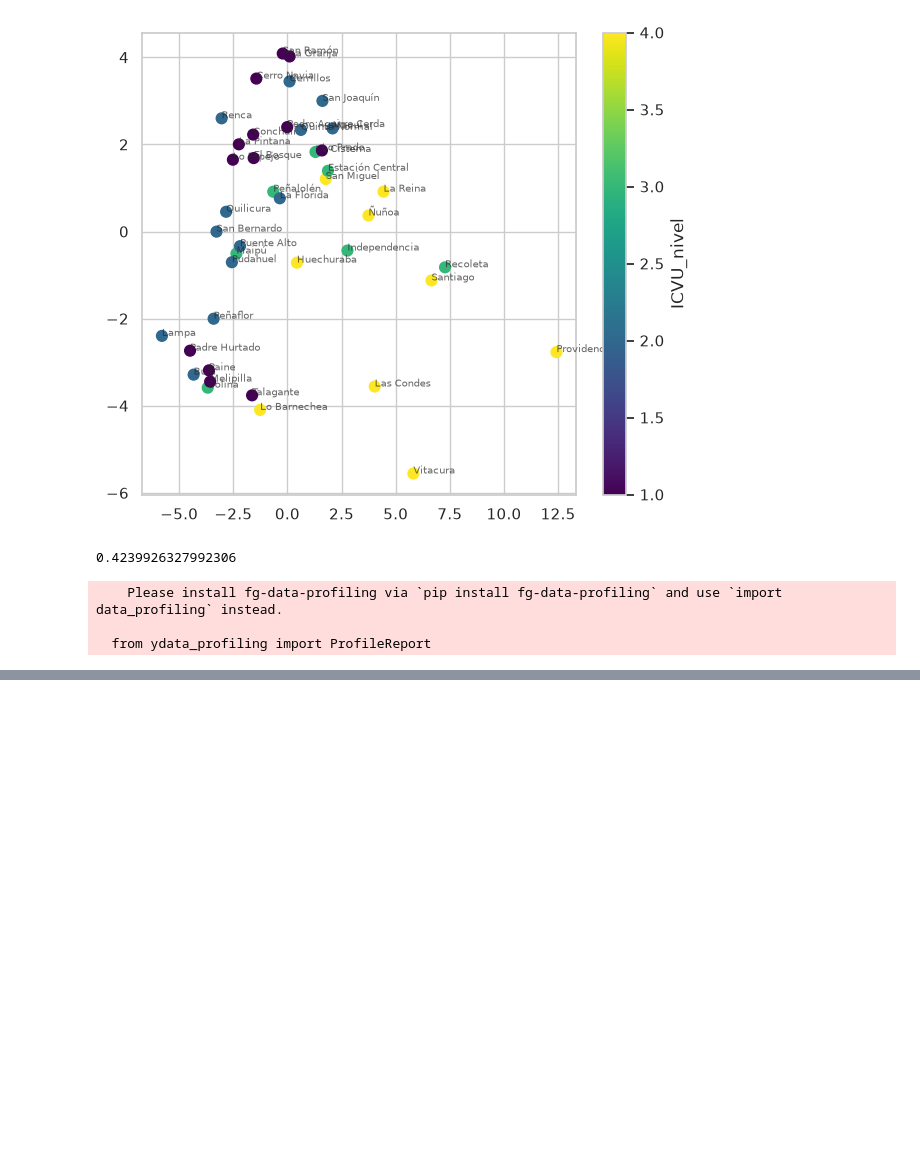
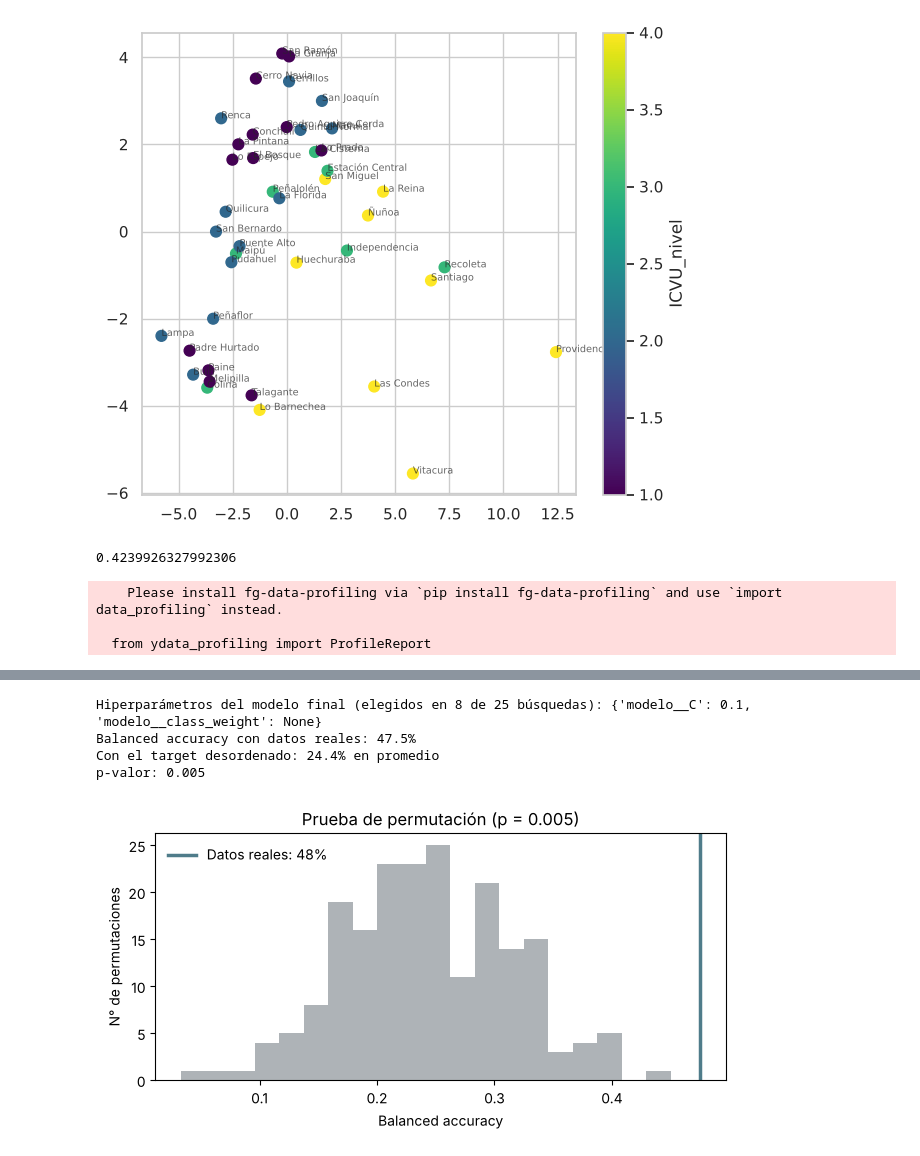
Before and after one commit to Allycathe/DS_Proyecto, a Jupyter notebook: proyecto.ipynb, the cells around one changed output, grey strips where cells are left out. Saved outputs shown, nothing was run; the diff lists cells and outputs as text; code cells hidden in the pictures; blank space fills up the shorter version.

```diff
--- a/proyecto.ipynb
+++ b/proyecto.ipynb
@@ -1658,0 +1311,12 @@ habitante_tipo           40       0.865
+# %%
+candidatos = resumen.drop(index="Dummy", level="modelo").copy()
+candidatos["ee"] = candidatos["bal_acc_test_de"] / np.sqrt(len(particiones))
+mejor = candidatos["bal_acc_test"].idxmax()
+umbral = candidatos.loc[mejor, "bal_acc_test"] - candidatos.loc[mejor, "ee"]
+candidatos["empatado_con_el_mejor"] = candidatos["bal_acc_test"] >= umbral
+display(candidatos.sort_values("bal_acc_test", ascending=False)
+        [["bal_acc_test", "ee", "bal_acc_train", "brecha_train_test", "acierto_pm1_test", "empatado_con_el_mejor"]].round(3))
+
+conj_final, mod_final = candidatos[candidatos["empatado_con_el_mejor"]]["brecha_train_test"].idxmin()
+print(f"Mejor media: {mejor[1]} ({mejor[0]}) · umbral de empate: {umbral:.3f}")
+print(f"Modelo final: {mod_final} con el conjunto {conj_final}")
@@ -1658,0 +1349,26 @@ habitante_tipo           40       0.865
+# %%
+params_final, veces, total = params_mas_frecuentes(conj_final, mod_final)
+modelo_final = modelo_con_params(conj_final, mod_final)
+print(f"Hiperparámetros del modelo final (elegidos en {veces} de {total} búsquedas):", params_final)
+
+X_final = df[CONJUNTOS[conj_final]].values
+puntaje, puntajes_perm, p_valor = permutation_test_score(
+    modelo_final, X_final, y, scoring=METRICA_SELECCION, n_permutations=N_PERMUTACIONES,
+    cv=StratifiedKFold(CV_EXTERNA_PLIEGUES, shuffle=True, random_state=SEMILLA), n_jobs=-1, random_state=SEMILLA)
+print(f"Balanced accuracy con datos reales: {puntaje:.1%}")
+print(f"Con el target desordenado: {puntajes_perm.mean():.1%} en promedio")
+print(f"p-valor: {p_valor:.3f}")
+
+plt.figure(figsize=(6.5, 3.5))
+plt.hist(puntajes_perm, bins=20, color="#AEB3B7")
+plt.axvline(puntaje, color="#4F7C8A", lw=2.5, label=f"Datos reales: {puntaje:.0%}")
+plt.xlabel("Balanced accuracy"); plt.ylabel("N° de permutaciones")
+plt.title(f"Prueba de permutación (p = {p_valor:.3f})")
+plt.legend(frameon=False)
+plt.tight_layout(); plt.savefig(CARPETA_FIGURAS / "prueba_permutacion.png", dpi=200); plt.show()
+# %% [output]
+Hiperparámetros del modelo final (elegidos en 8 de 25 búsquedas): {'modelo__C': 0.1, 'modelo__class_weight': None}
+Balanced accuracy con datos reales: 47.5%
+Con el target desordenado: 24.4% en promedio
+p-valor: 0.005
+[figure, added]
```
Also changed, not shown: parts of 100 cells of this notebook.
